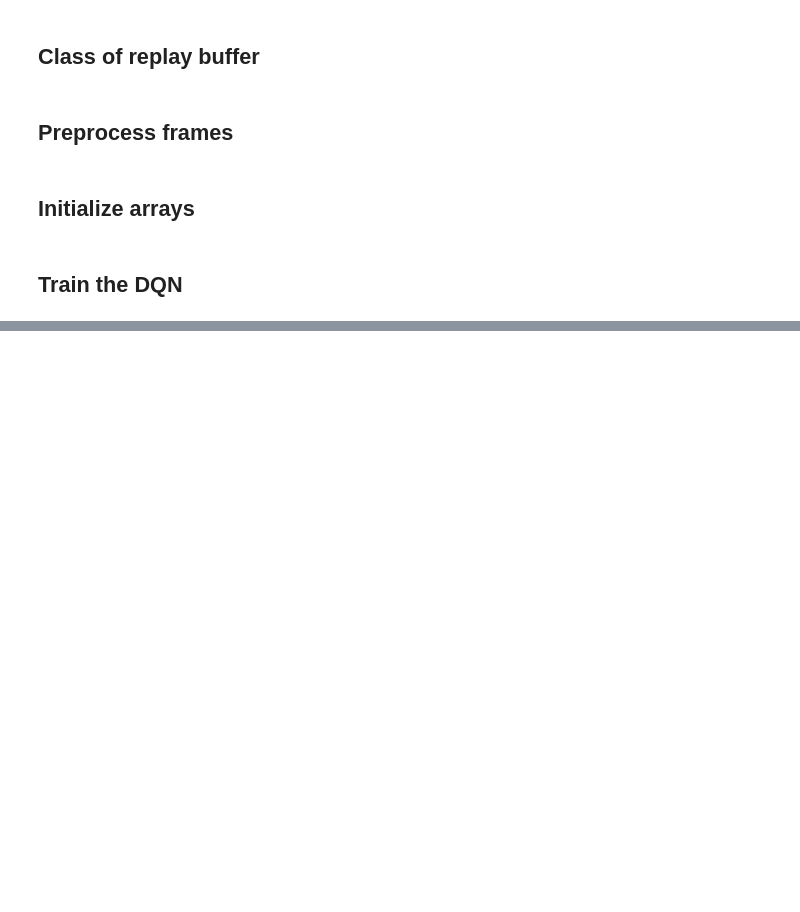
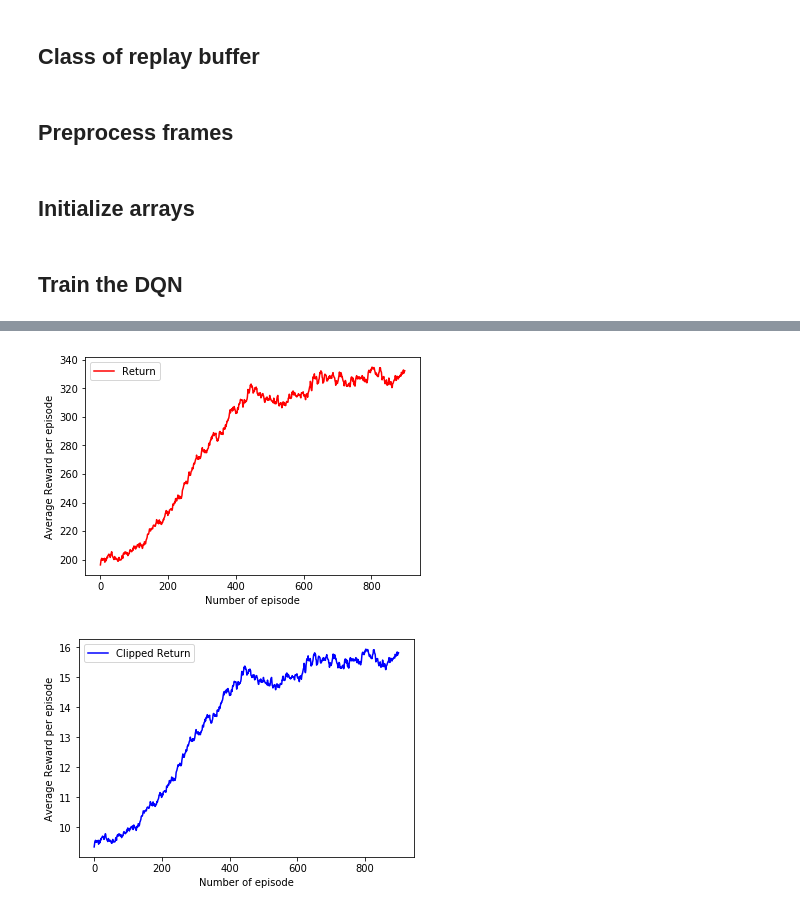
Before and after one commit to kazizzad/DQN-MxNet-Gluon, a Jupyter notebook: DQN-P3.ipynb, the cells around one changed output, grey strips where cells are left out. Cells and saved outputs as stored; diff of their text form; code cells hidden in the pictures; blank space fills up the shorter version.

```diff
--- a/DQN-P3.ipynb
+++ b/DQN-P3.ipynb
@@ -30,13 +30,13 @@ class Options:
         self.frame_len = 4
         self.Target_update = 10000
         self.epsilon_min = 0.1
-        self.annealing_end = 100000.
+        self.annealing_end = 1000000.
         self.gamma = 0.99
-        self.replay_start_size = 500
+        self.replay_start_size = 50000
         self.no_op_max = 30
-        self.termination_reward = -10.
+
         #otimization
-        self.num_episode = 1000
+        self.num_episode = 100000
         self.lr = 0.00025
         self.gamma1 = 0.95
         self.gamma2 = 0.95
@@ -244,3 +266,27 @@ for i in range(opt.num_episode):
+# %%
+bandwidth = 100
+
+
+total_clipped = np.zeros(int(epis_count)-bandwidth)
+total_rew = np.zeros(int(epis_count)-bandwidth)
+for i in range(int(epis_count)-bandwidth):
+    total_clipped[i] = np.sum(tot_clipped_reward[i:i+bandwidth])/bandwidth
+    total_rew[i] = np.sum(tot_reward[i:i+bandwidth])/bandwidth
+t = np.arange(int(epis_count)-bandwidth)
+#likplt = plt.plot(t,total_clipped[0:opt.num_episode-bandwidth],"b", label = "Clipped Return")
+belplt = plt.plot(t,total_rew[0:int(epis_count)-bandwidth],"r", label = "Return")
+plt.legend()#handles[likplt,belplt])
+plt.xlabel("Number of episode")
+plt.ylabel("Average Reward per episode")
+plt.show()
+likplt = plt.plot(t,total_clipped[0:opt.num_episode-bandwidth],"b", label = "Clipped Return")
+plt.legend()#handles[likplt,belplt])
+plt.xlabel("Number of episode")
+plt.ylabel("Average Reward per episode")
+plt.show()
+# %% [output]
+[figure, added]
+[figure, added]
 # %%
 bandwidth = 100
 
```
Also changed, not shown: parts of 2 cells of this notebook.
